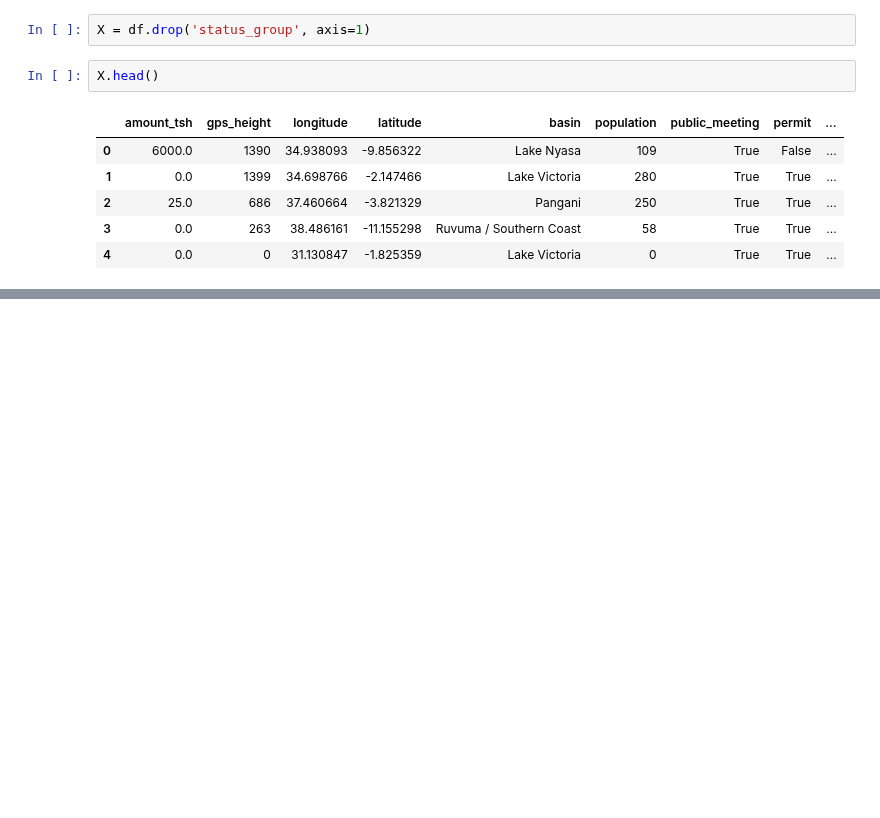
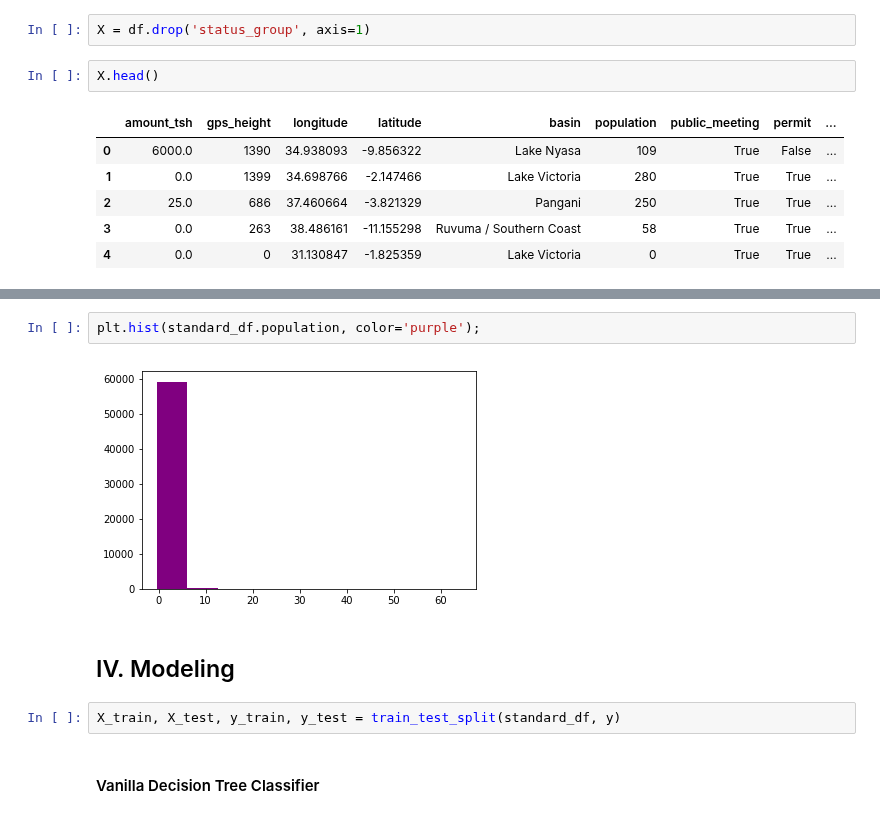
Before and after one commit to MagicMilly/dsc-3-final-project-online-ds-ft-100118, a Jupyter notebook: student.ipynb, the cells around one changed output, grey strips where cells are left out. Saved outputs shown, nothing was run; the diff lists cells and outputs as text; blank space fills up the shorter version.

```diff
--- a/student.ipynb
+++ b/student.ipynb
@@ -1277,0 +1343,10 @@ X.head()
+# %%
+plt.hist(standard_df.population, color='purple');
+# %% [output]
+[figure, added]
+# %% [markdown]
+## IV. Modeling
+# %%
+X_train, X_test, y_train, y_test = train_test_split(standard_df, y)
+# %% [markdown]
+#### Vanilla Decision Tree Classifier
```
Also changed, not shown: parts of 24 cells of this notebook.
